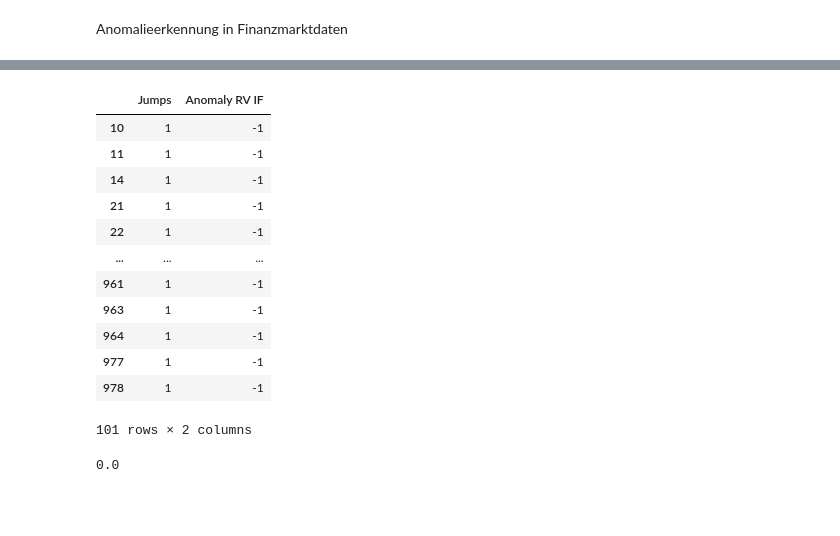
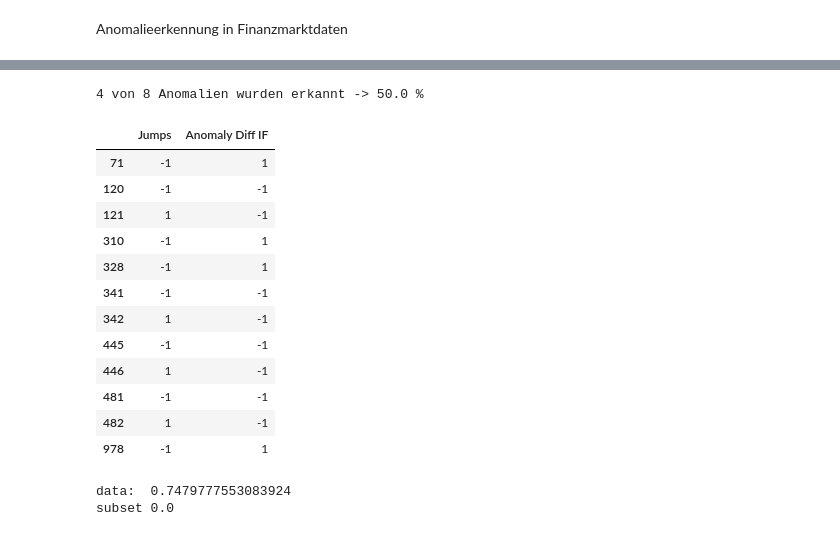
Before and after one commit to Mastercheef/Projekt-Datenanalyse, a Jupyter notebook: MainProject/MainNotebook.ipynb, the cells around one changed output, grey strips where cells are left out. Drawn from its saved outputs; the diff is of its cells as text; code cells hidden in the pictures; blank space fills up the shorter version.

Commit message:
Merge remote-tracking branch 'github/main'
# Conflicts:
#	stock-klassen/MertonJumpDiffusion.py

```diff
--- a/MainProject/MainNotebook.ipynb
+++ b/MainProject/MainNotebook.ipynb
@@ -30,25 +30,30 @@ data
 997 rows × 10 columns
+# %%
+pct,subset = Builder.subset(data)
+# %% [output]
+4 von 8 Anomalien wurden erkannt -> 50.0 %
+# %%
+subset
+# %% [output]
+|  | Jumps | Anomaly Diff IF |
+| 71 | -1 | 1 |
+| 120 | -1 | -1 |
+| 121 | 1 | -1 |
+| 310 | -1 | 1 |
+| 328 | -1 | 1 |
+| 341 | -1 | -1 |
+| 342 | 1 | -1 |
+| 445 | -1 | -1 |
+| 446 | 1 | -1 |
+| 481 | -1 | -1 |
+| 482 | 1 | -1 |
+| 978 | -1 | 1 |
 # %%
-subset = data.loc[(data['Jumps']==-1) | (data['Anomaly RV IF']==-1)]
-subset[['Jumps', 'Anomaly RV IF']]
+print('data: ',f1_score(data['Jumps'],data['Anomaly Diff IF'], average='macro'))
+print('subset', f1_score(subset['Jumps'],subset['Anomaly Diff IF']))
 # %% [output]
-|  | Jumps | Anomaly RV IF |
-| 10 | 1 | -1 |
-| 11 | 1 | -1 |
-| 14 | 1 | -1 |
-| 21 | 1 | -1 |
-| 22 | 1 | -1 |
-| ... | ... | ... |
-| 961 | 1 | -1 |
-| 963 | 1 | -1 |
-| 964 | 1 | -1 |
-| 977 | 1 | -1 |
-| 978 | 1 | -1 |
-101 rows × 2 columns
+data:  0.7479777553083924
+subset 0.0
-# %%
-f1_score(subset['Jumps'],subset['Anomaly RV IF'])
-# %% [output]
-0.0
 # %%
 # plots
 # %%
```
Also changed, not shown: parts of 3 cells of this notebook, 2 other files.
